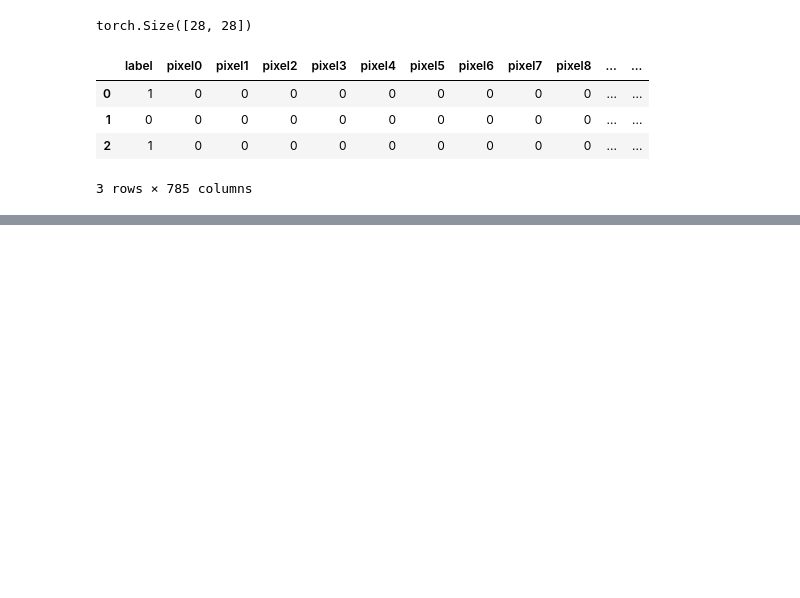
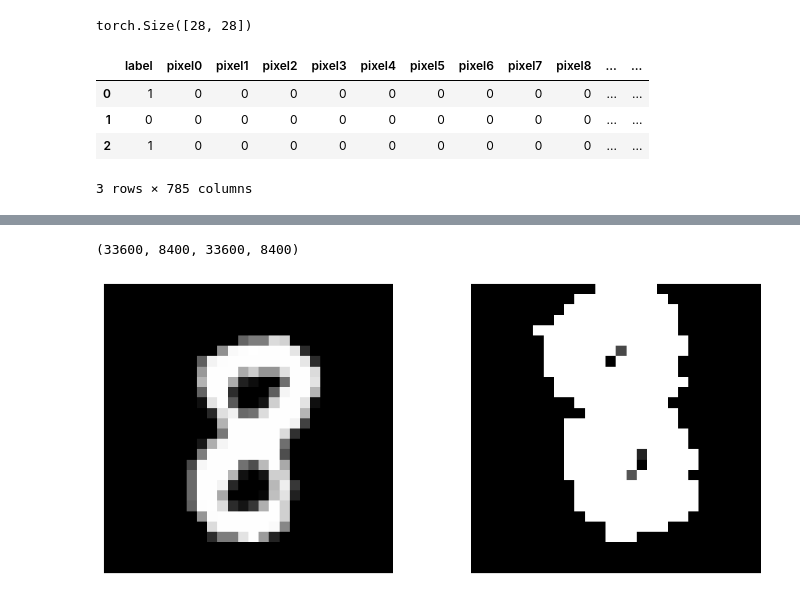
Before and after one commit to shira-stromer/Kaggle, a Jupyter notebook: digit-recognizer.ipynb, the cells around one changed output, grey strips where cells are left out. Drawn from its saved outputs; the diff is of its cells as text; code cells hidden in the pictures; blank space fills up the shorter version.

Commit message:
Kaggle Notebook | Digit Recognizer | Add image augmentations using torchvision

```diff
--- a/digit-recognizer.ipynb
+++ b/digit-recognizer.ipynb
@@ -59,0 +62,37 @@ plt.show()  # Display the plot
+# %%
+label = torch.tensor(train_df['label'])
+train = torch.tensor(np.array(train_df.drop(['label'], axis = 1)), dtype=torch.float32).reshape(len(train_df), 1, 28, 28)
+# %%
+X_train, X_test, y_train, y_test = train_test_split(train, label ,test_size = 0.20,random_state = 42, stratify=label)
+len(X_train), len(X_test), len(y_train), len(y_test)
+# %% [output]
+(33600, 8400, 33600, 8400)
+# %%
+index = random.randint(0, len(X_train))
+image =  X_train[index]
+
+
+# Define transformations
+transform = v2.Compose([# Convert image to PyTorch tensor,
+    v2.RandomResizedCrop(scale=(0.7, 1), size=(28, 28), antialias=True),
+    v2.RandomHorizontalFlip(p=0.3),
+    v2.Normalize((0,), (1,)),
+    v2.RandomApply([v2.ColorJitter(brightness=0.5, contrast=0.5, saturation=0.2, hue=0.1)], p=0.6),
+    v2.RandomAffine(30, scale=(0.95, 1))
+])
+
+# Assuming 'image' is your 28x28 image
+processed_image = transform(image)
+images = [image, processed_image]
+fig, axes = plt.subplots(1, 2, figsize=(10, 4))
+
+axes = axes.flatten()
+
+for i, ax in enumerate(axes):
+    ax.imshow(images[i].numpy().reshape(28, 28), cmap='gray')
+    ax.axis('off')
+
+plt.tight_layout()
+plt.show()
+# %% [output]
+[figure, added]
```
Also changed, not shown: parts of 2 cells of this notebook.
